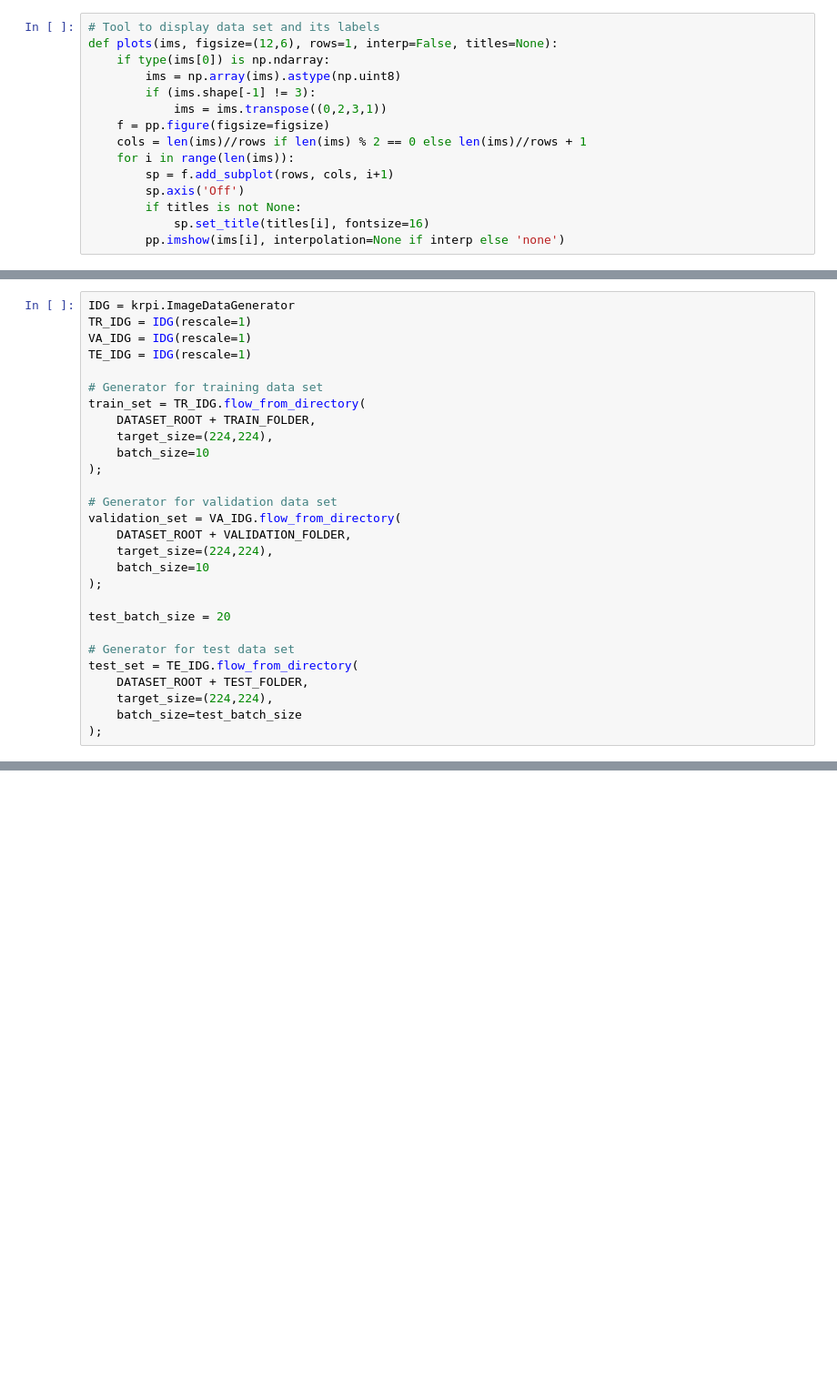
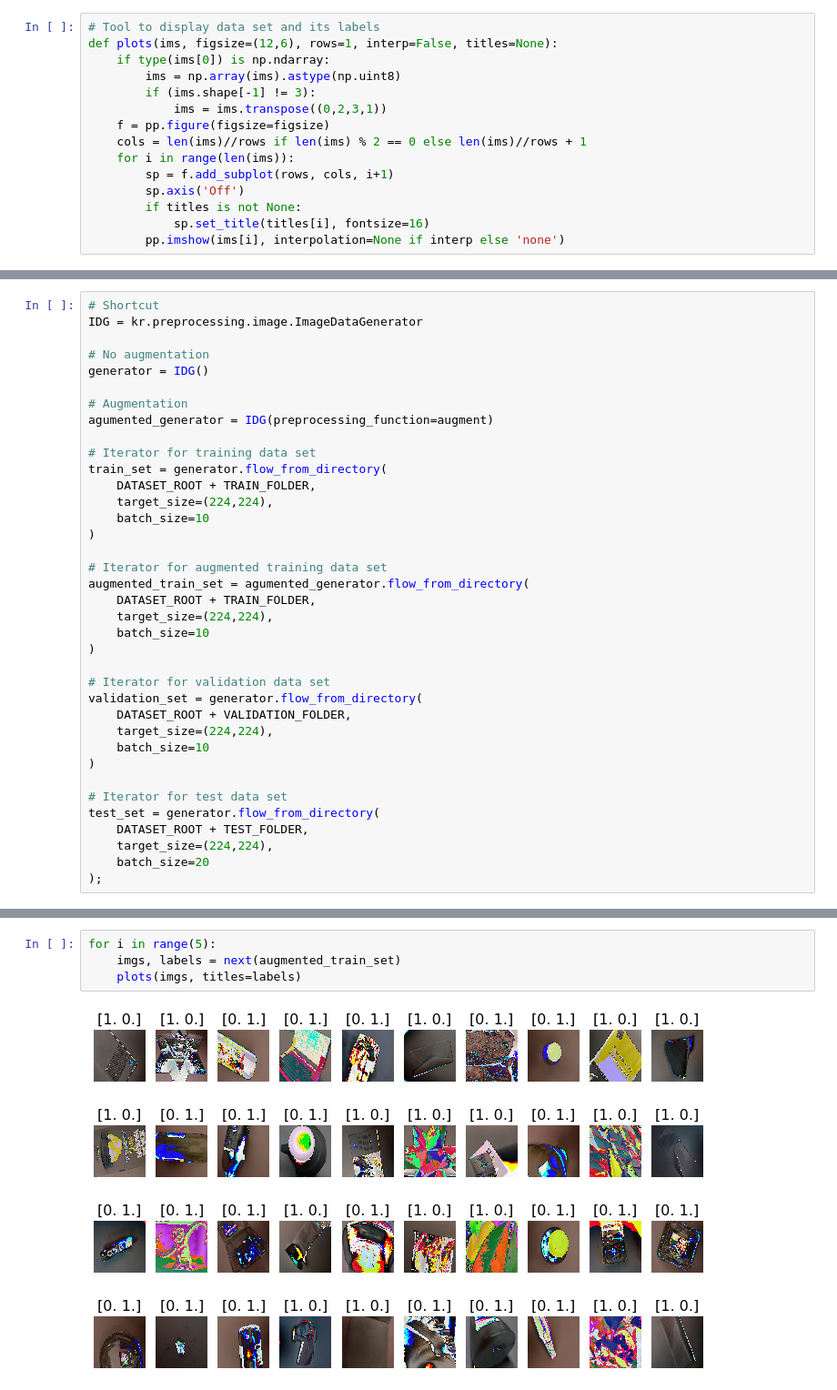
Before and after one commit to GitPaulo/Image-Classification-of-Biofuels, a Jupyter notebook: DataAugmentation.ipynb, the cells around one changed output, grey strips where cells are left out. Shown at 91% size. Cells and saved outputs as stored; diff of their text form; blank space fills up the shorter version.

```diff
--- a/DataAugmentation.ipynb
+++ b/DataAugmentation.ipynb
@@ -62,29 +58,38 @@ def imageShift(img_path, axis="horizontal", show=True):
 # %%
-IDG = krpi.ImageDataGenerator
-TR_IDG = IDG(rescale=1)
-VA_IDG = IDG(rescale=1)
-TE_IDG = IDG(rescale=1)
+# Shortcut
+IDG = kr.preprocessing.image.ImageDataGenerator
 
-# Generator for training data set
-train_set = TR_IDG.flow_from_directory(
+# No augmentation
+generator = IDG()
+
+# Augmentation
+agumented_generator = IDG(preprocessing_function=augment)
+
+# Iterator for training data set
+train_set = generator.flow_from_directory(
     DATASET_ROOT + TRAIN_FOLDER,
     target_size=(224,224),
     batch_size=10
-);
+)
 
-# Generator for validation data set
-validation_set = VA_IDG.flow_from_directory(
+# Iterator for augmented training data set
+augmented_train_set = agumented_generator.flow_from_directory(
+    DATASET_ROOT + TRAIN_FOLDER,
+    target_size=(224,224),
+    batch_size=10
+)
+
+# Iterator for validation data set
+validation_set = generator.flow_from_directory(
     DATASET_ROOT + VALIDATION_FOLDER,
     target_size=(224,224),
     batch_size=10
-);
+)
 
-test_batch_size = 20
-
-# Generator for test data set
-test_set = TE_IDG.flow_from_directory(
+# Iterator for test data set
+test_set = generator.flow_from_directory(
     DATASET_ROOT + TEST_FOLDER,
     target_size=(224,224),
-    batch_size=test_batch_size
+    batch_size=20
 );
 # %% [output]
@@ -95,0 +102,9 @@ Found 220 images belonging to 2 classes.
+# %%
+for i in range(5):
+    imgs, labels = next(augmented_train_set)
+    plots(imgs, titles=labels)
+# %% [output]
+[figure, added]
+[figure, added]
+[figure, added]
+[figure, added]
```
Also changed, not shown: parts of 13 cells of this notebook, 1 other file.
